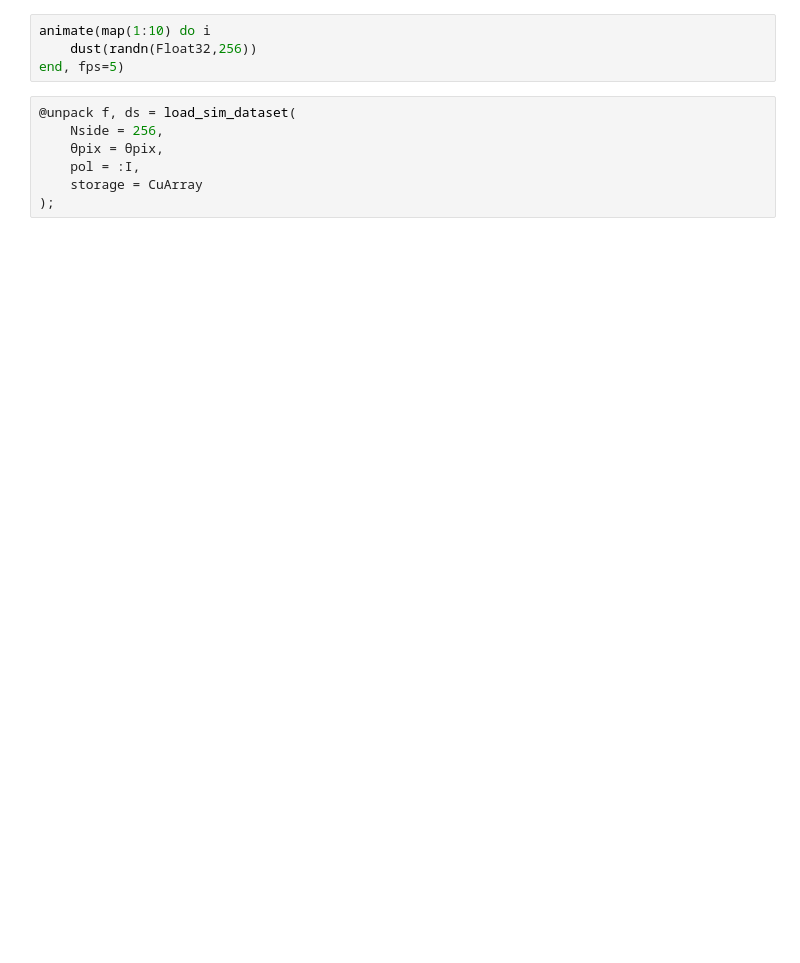
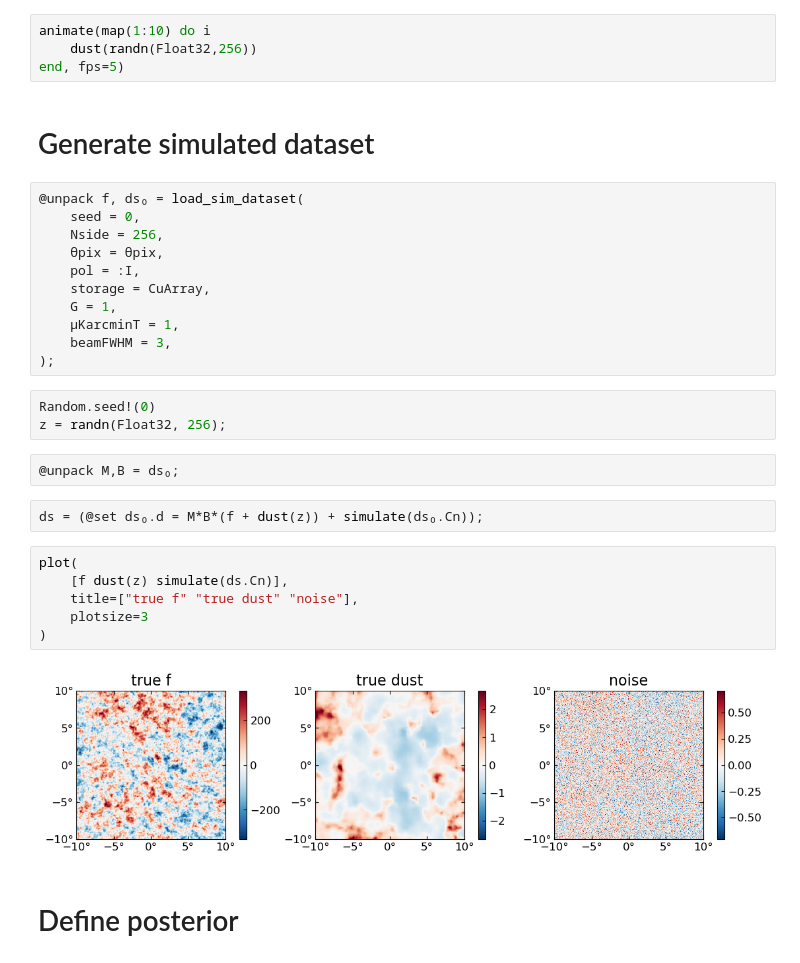
Before and after one commit to b-thorne/began, a Jupyter notebook: notebooks/sampling.ipynb, the cells around one changed output. Cells and saved outputs as stored; diff of their text form; blank space fills up the shorter version.

```diff
--- a/notebooks/sampling.ipynb
+++ b/notebooks/sampling.ipynb
@@ -48,11 +71,34 @@ def grad_backp(v, z):
 animate(map(1:10) do i
     dust(randn(Float32,256))
 end, fps=5)
+# %% [markdown]
+# Generate simulated dataset
 # %%
-@unpack f, ds = load_sim_dataset(
+@unpack f, ds₀ = load_sim_dataset(
+    seed = 0,
     Nside = 256,
     θpix = θpix,
     pol = :I,
-    storage = CuArray
+    storage = CuArray,
+    G = 1,
+    μKarcminT = 1,
+    beamFWHM = 3,
 );
+# %%
+Random.seed!(0)
+z = randn(Float32, 256);
+# %%
+@unpack M,B = ds₀;
+# %%
+ds = (@set ds₀.d = M*B*(f + dust(z)) + simulate(ds₀.Cn));
+# %%
+plot(
+    [f dust(z) simulate(ds.Cn)],
+    title=["true f" "true dust" "noise"],
+    plotsize=3
+)
+# %% [output]
+[figure, added]
+# %% [markdown]
+# Define posterior
 # %%
```
Also changed, not shown: parts of 26 cells of this notebook, 2 other files.
